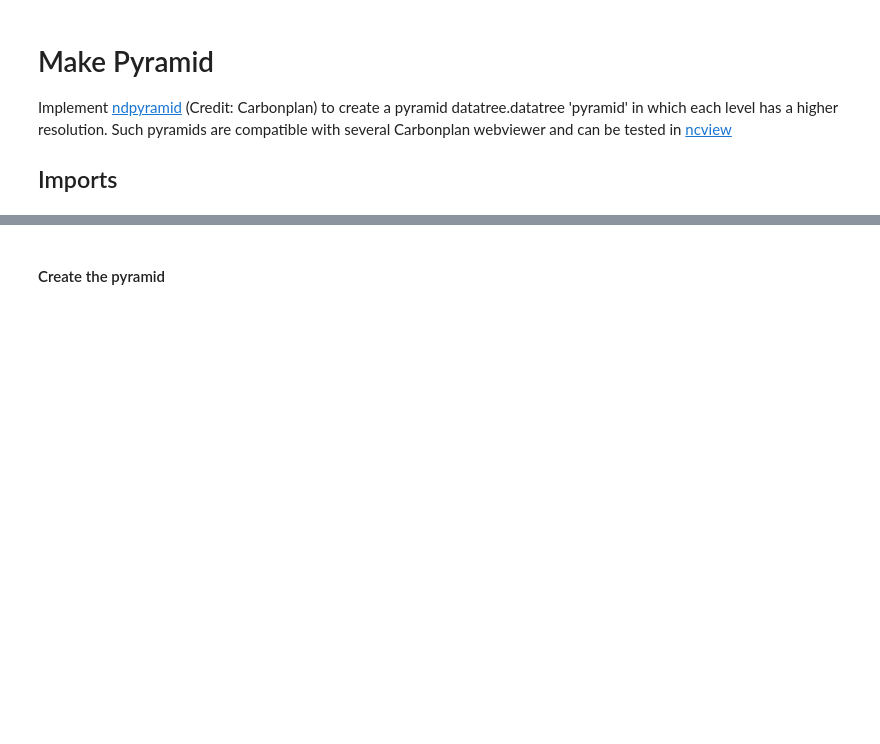
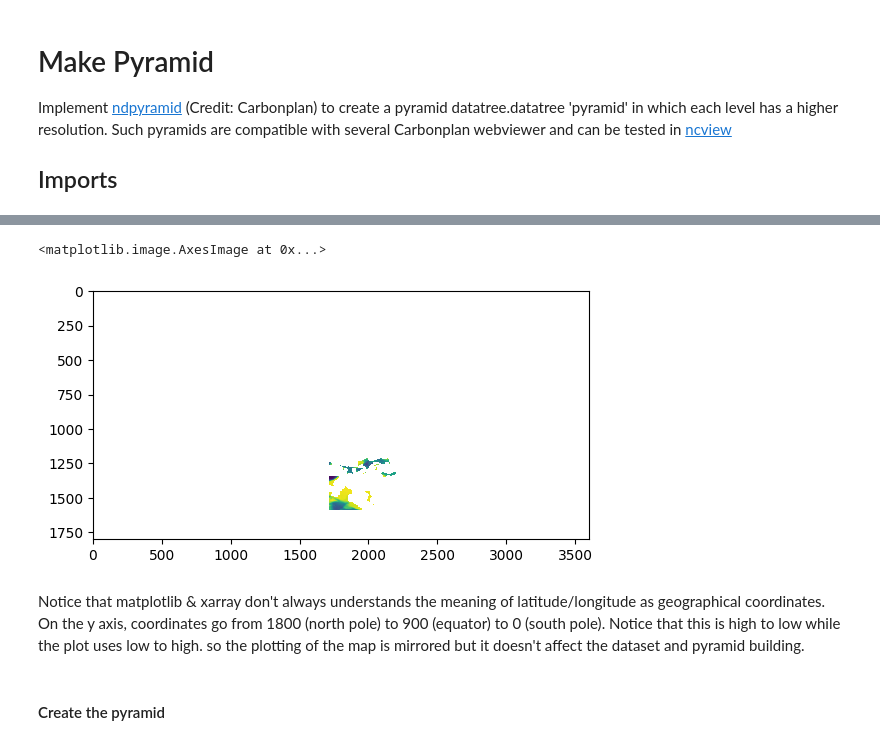
Before and after one commit to willem0boone/resample_zarr, a Jupyter notebook: notebooks/make_pyramid.ipynb, the cells around one changed output, grey strips where cells are left out. Cells and saved outputs as stored; diff of their text form; code cells hidden in the pictures; blank space fills up the shorter version.

```diff
--- a/notebooks/make_pyramid.ipynb
+++ b/notebooks/make_pyramid.ipynb
@@ -56,3 +118,10 @@ Data variables:
+# %%
+plt.imshow(global_ds["elevation"])
+# %% [output]
+<matplotlib.image.AxesImage at 0x...>
+[figure, added]
+# %% [markdown]
+Notice that matplotlib & xarray don't always understands the meaning of latitude/longitude as geographical coordinates. On the y axis, coordinates go from 1800 (north pole) to 900 (equator) to 0 (south pole). Notice that this is high to low while the plot uses low to high. so the plotting of the map is mirrored but it doesn't affect the dataset and pyramid building.
 # %% [markdown]
 #### Create the pyramid
 # %%
```
Also changed, not shown: parts of 17 cells of this notebook, 16 other files.
